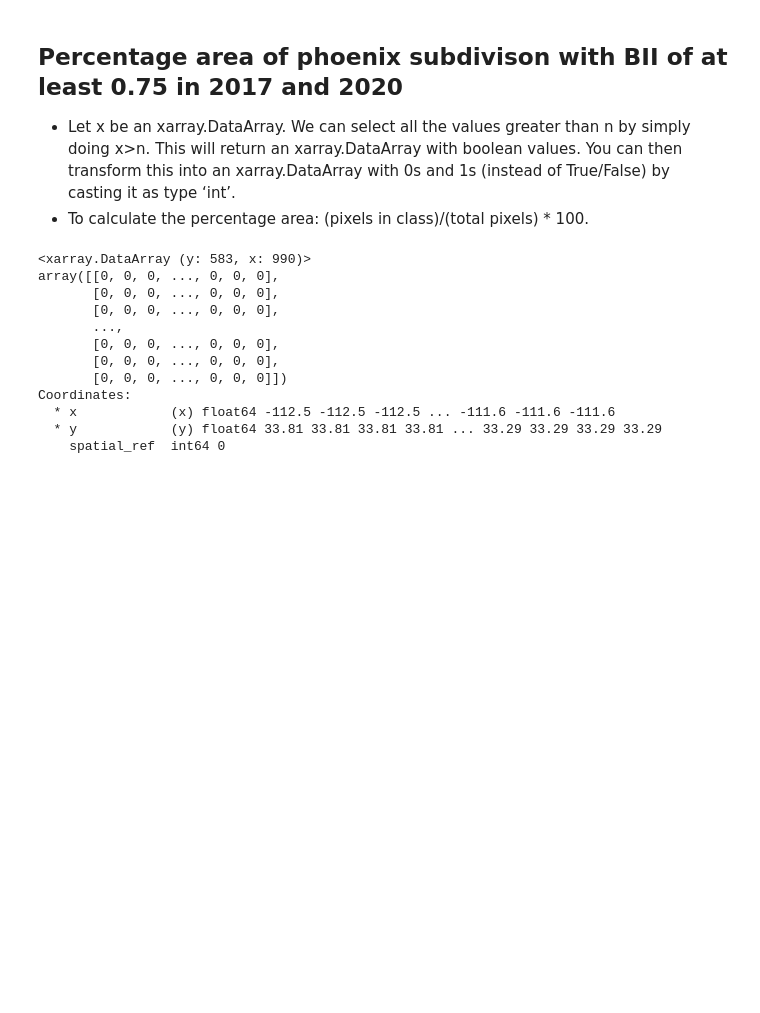
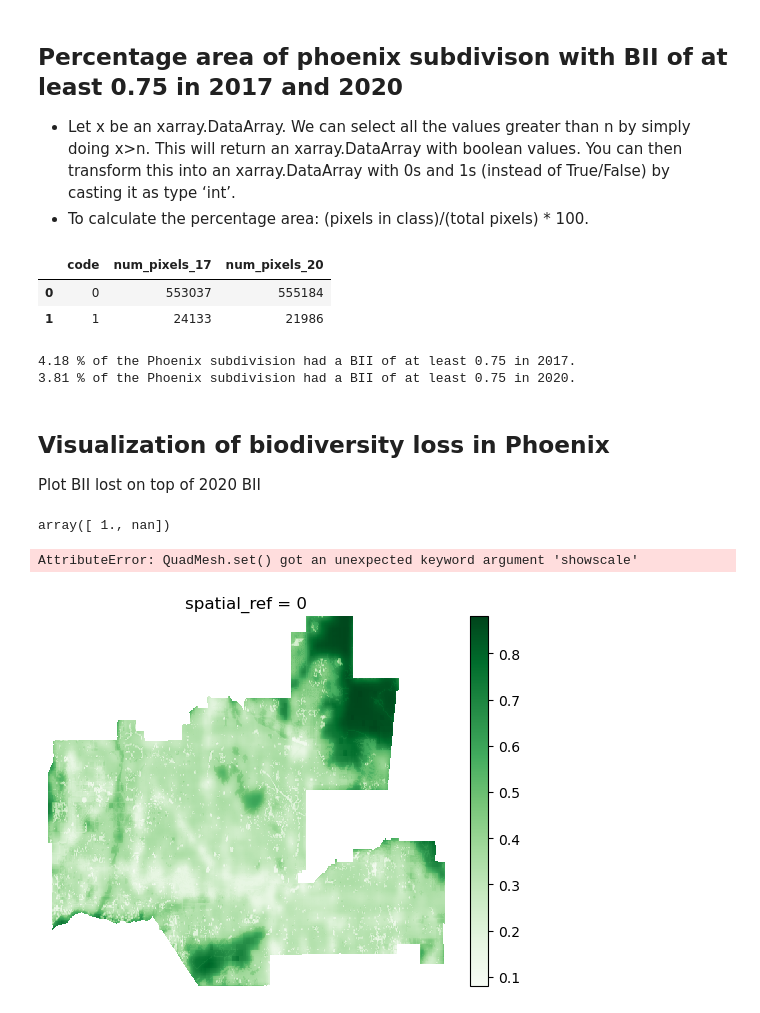
Before and after one commit to amandaherbst/eds220-phx-biodiversity-loss, a Jupyter notebook: phx-bii-change.ipynb, the cells around one changed output. Cells and saved outputs as stored; diff of their text form; code cells hidden in the pictures; blank space fills up the shorter version.

Commit message:
calculated percent area, visualizing biodiversity loss

```diff
--- a/phx-bii-change.ipynb
+++ b/phx-bii-change.ipynb
@@ -107,17 +108,5 @@ phx_20_clip.plot.imshow()
 - Let x be an xarray.DataArray. We can select all the values greater than n by simply doing x>n. This will return an xarray.DataArray with boolean values. You can then transform this into an xarray.DataArray with 0s and 1s (instead of True/False) by casting it as type ‘int’.
 - To calculate the percentage area: (pixels in class)/(total pixels) * 100.
 # %%
-(phx_17_clip > 0.75).astype(int)
+phx_17_mask = (phx_17_clip > 0.75).astype(int)
+phx_20_mask = (phx_20_clip > 0.75).astype(int)
-# %% [output]
-<xarray.DataArray (y: 583, x: 990)>
-array([[0, 0, 0, ..., 0, 0, 0],
-       [0, 0, 0, ..., 0, 0, 0],
-       [0, 0, 0, ..., 0, 0, 0],
-       ...,
-       [0, 0, 0, ..., 0, 0, 0],
-       [0, 0, 0, ..., 0, 0, 0],
-       [0, 0, 0, ..., 0, 0, 0]])
-Coordinates:
-  * x            (x) float64 -112.5 -112.5 -112.5 ... -111.6 -111.6 -111.6
-  * y            (y) float64 33.81 33.81 33.81 33.81 ... 33.29 33.29 33.29 33.29
-    spatial_ref  int64 0
@@ -123,0 +117,14 @@ Coordinates:
+# %%
+# organize
+d = {
+    'code': code,
+    'num_pixels_17': pixels_17,
+    'num_pixels_20': pixels_20
+}
+
+pix_counts = pd.DataFrame(d)
+pix_counts
+# %% [output]
+|  | code | num_pixels_17 | num_pixels_20 |
+| 0 | 0 | 553037 | 555184 |
+| 1 | 1 | 24133 | 21986 |
@@ -123,0 +135,26 @@ Coordinates:
+# %%
+print(round(pct_area_17,2), "% of the Phoenix subdivision had a BII of at least 0.75 in 2017.")
+print(round(pct_area_20,2), "% of the Phoenix subdivision had a BII of at least 0.75 in 2020.")
+# %% [output]
+4.18 % of the Phoenix subdivision had a BII of at least 0.75 in 2017.
+3.81 % of the Phoenix subdivision had a BII of at least 0.75 in 2020.
+# %% [markdown]
+## Visualization of biodiversity loss in Phoenix
+
+Plot BII lost on top of 2020 BII
+# %%
+area_loss = (phx_17_mask - phx_20_mask)
+area_loss = area_loss.where(area_loss == 1, np.nan, 1)
+np.unique(area_loss)
+# %% [output]
+array([ 1., nan])
+# %%
+fig, ax = plt.subplots()
+
+ax.axis('off')
+
+phx_20_clip.plot(ax = ax, cmap = "Greens")
+area_loss.plot(ax = ax, cmap = "brg", showscale = False)
+# %% [output]
+AttributeError: QuadMesh.set() got an unexpected keyword argument 'showscale'
+[figure, added]
```
Also changed, not shown: parts of 4 cells of this notebook.
